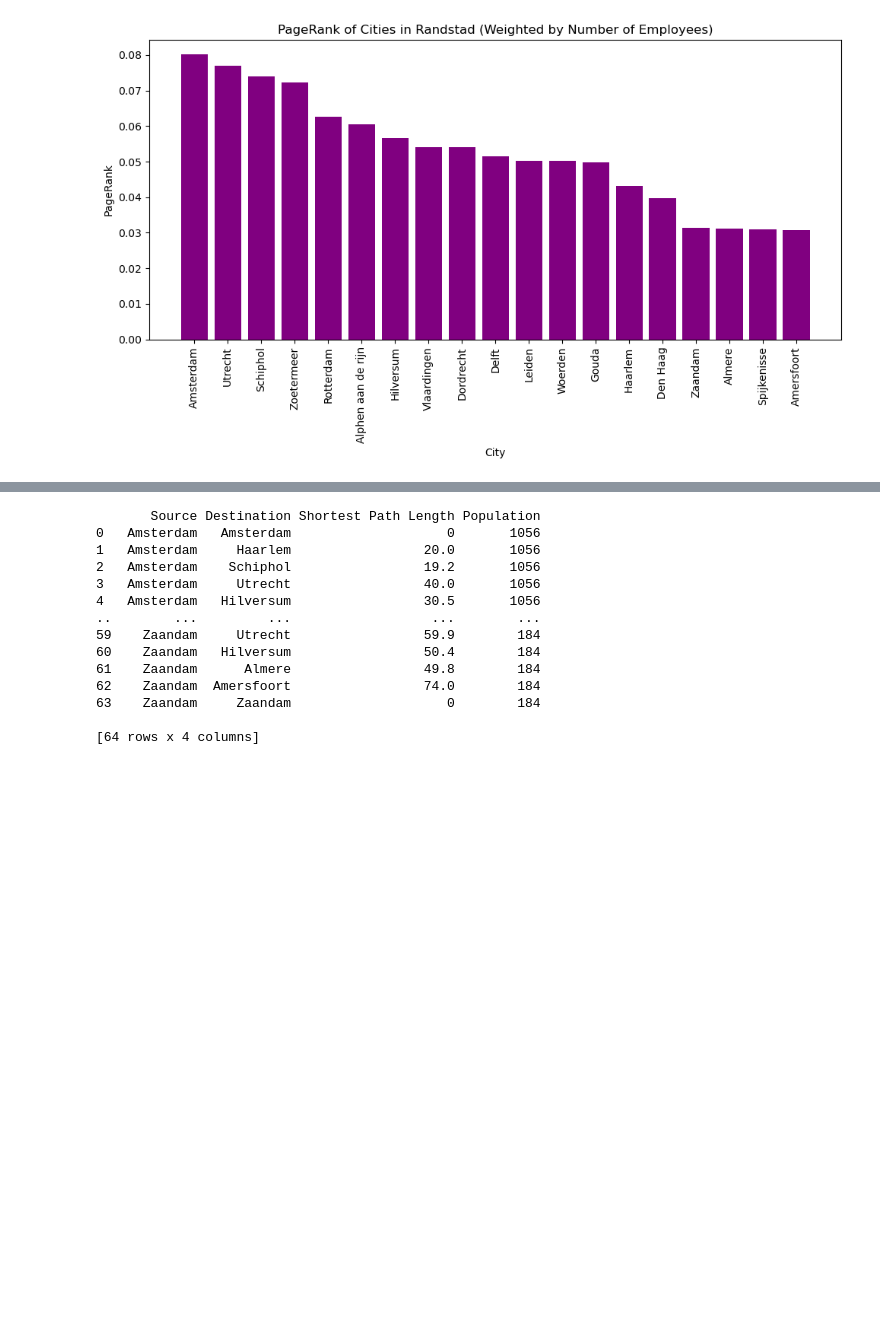
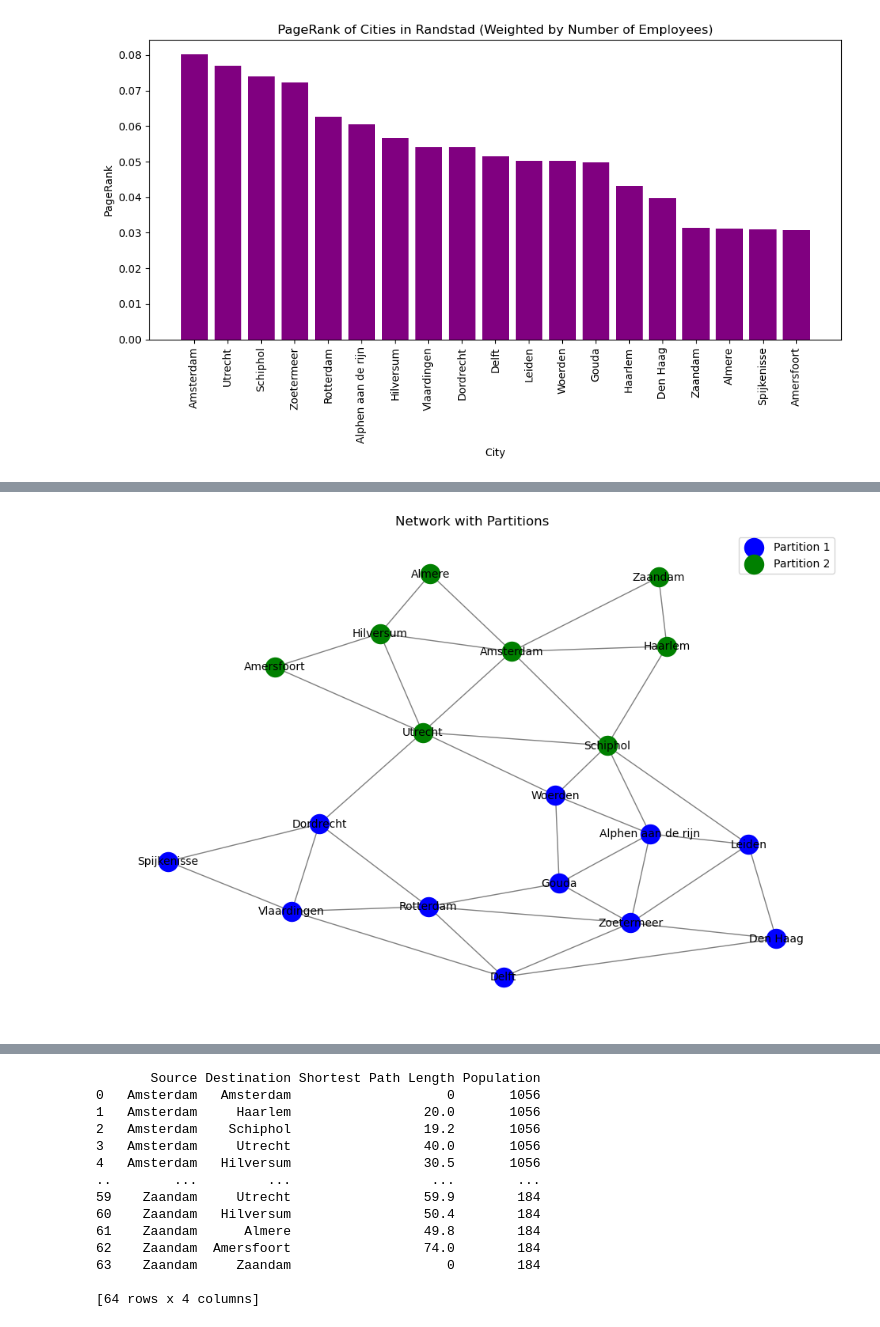
Before and after one commit to ElizeBr/Networked-Systems-Group-Assignment, a Jupyter notebook: Randstad.ipynb, the cells around one changed output, grey strips where cells are left out. Drawn from its saved outputs; the diff is of its cells as text; code cells hidden in the pictures; blank space fills up the shorter version.

```diff
--- a/Randstad.ipynb
+++ b/Randstad.ipynb
@@ -413,7 +413,25 @@ Partition 2: ['Leiden', 'Schiphol', 'Den Haag', 'Woerden', 'Gouda', 'Alphen aan
 # %%
 # Manually adjust partitions
 partition_1 = [ 'Leiden', 'Den Haag', 'Zoetermeer', 'Delft', 'Rotterdam', 'Spijkenisse', 'Dordrecht' , 'Vlaardingen', 'Alphen aan de rijn', 'Gouda', 'Woerden',]
 partition_2 = [ 'Amsterdam', 'Haarlem', 'Schiphol', 'Utrecht', 'Hilversum', 'Almere', 'Amersfoort', 'Zaandam']
+
+pos = nx.spring_layout(Randstad_Graph)
+plt.figure(figsize=(12, 8))
+
+nx.draw_networkx_nodes(Randstad_Graph, pos, nodelist=partition_1, node_color='blue', node_size=300, label='Partition 1')
+nx.draw_networkx_nodes(Randstad_Graph, pos, nodelist=partition_2, node_color='green', node_size=300, label='Partition 2')
+nx.draw_networkx_edges(Randstad_Graph, pos, alpha=0.5)
+nx.draw_networkx_labels(Randstad_Graph, pos, font_size=10)
+
+# Add title and legend
+plt.title('Network with Partitions')
+plt.legend()
+plt.axis('off')
+
+# Show plot
+plt.show()
+# %% [output]
+[figure, added]
 # %%
 # calculate the best cities in each cluster so there is always the shortest path
 
```
Also changed, not shown: parts of 6 cells of this notebook.
